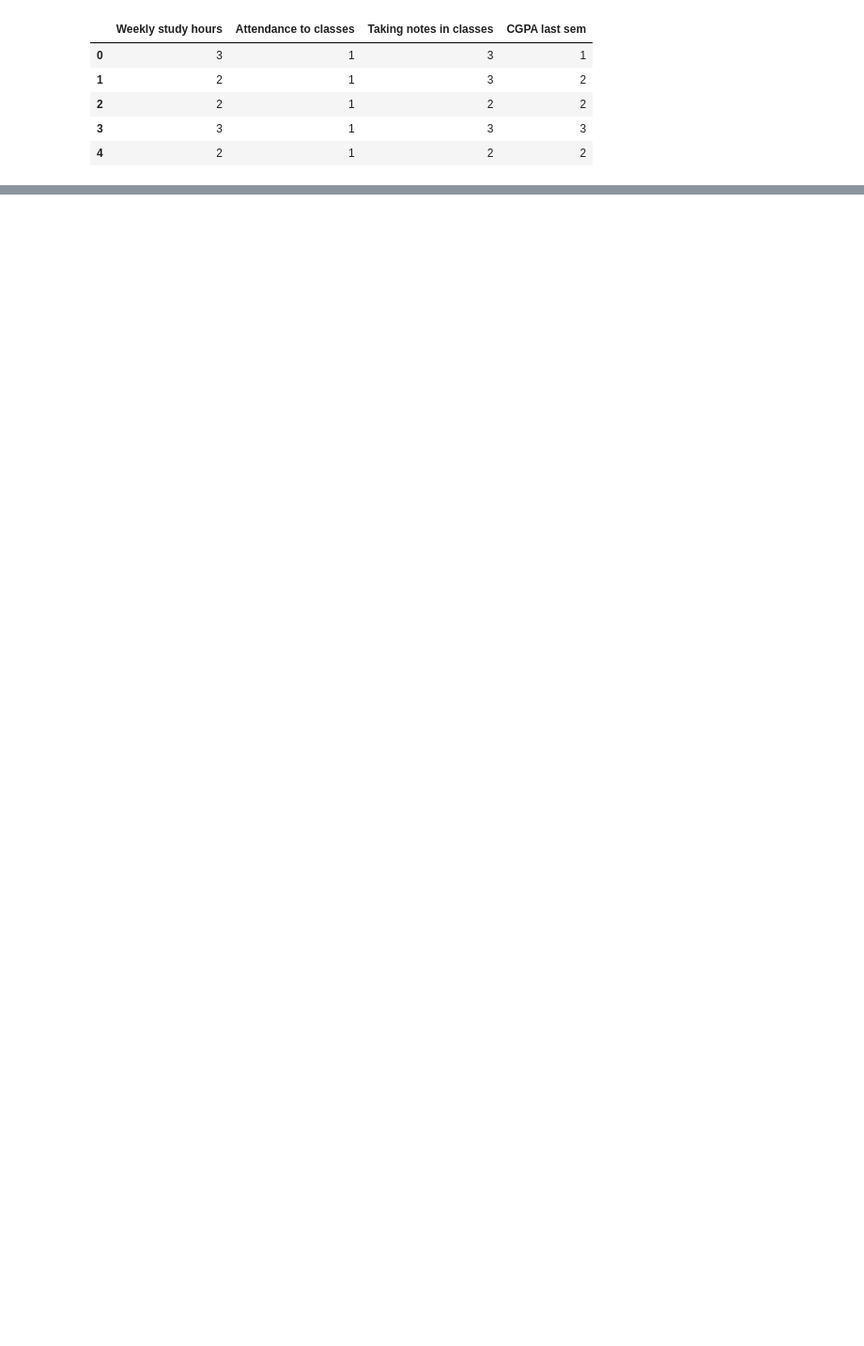
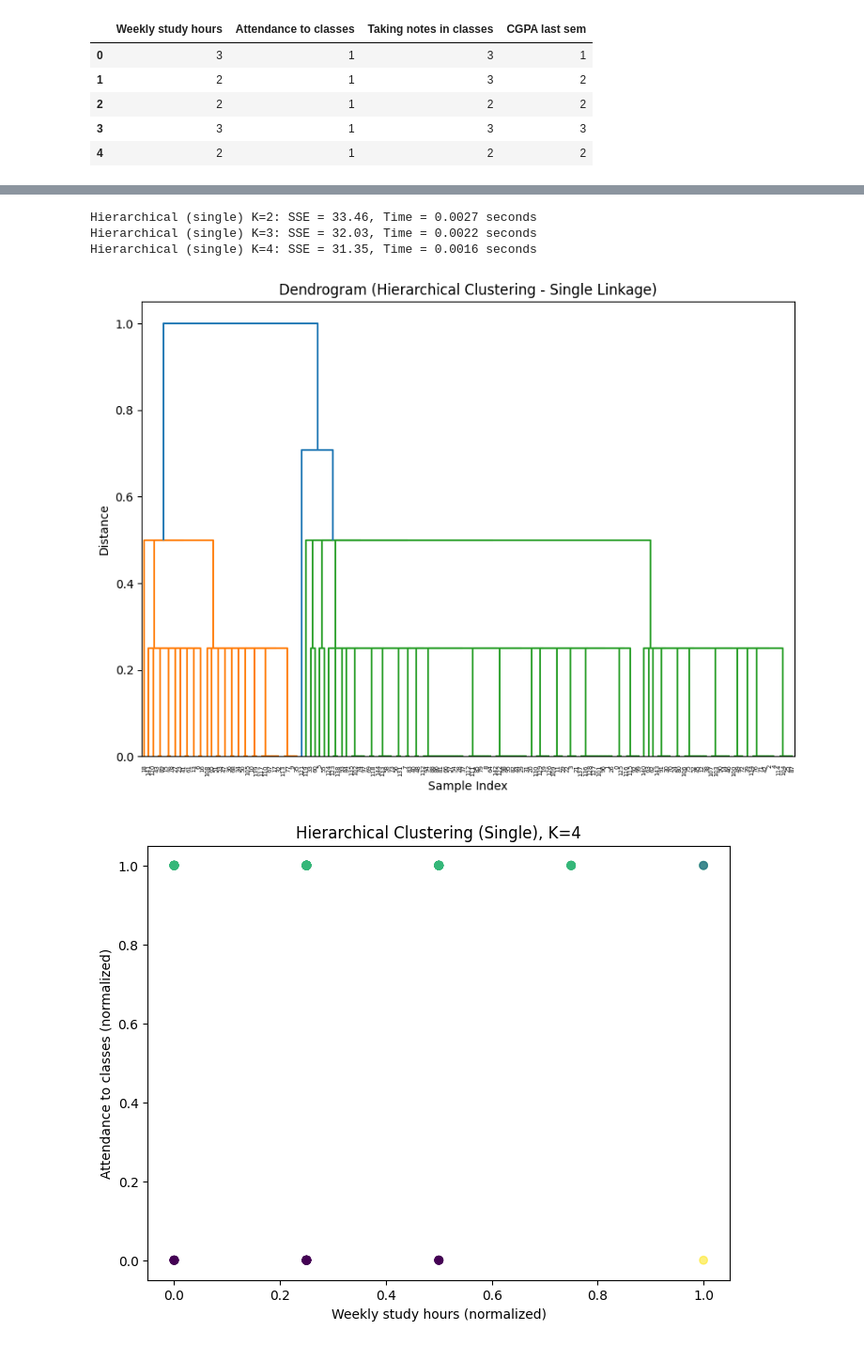
Before and after one commit to UsmanKhalil25/MMD, a Jupyter notebook: q2.ipynb, the cells around one changed output, grey strips where cells are left out. Shown at 94% size. Drawn from its saved outputs; the diff is of its cells as text; code cells hidden in the pictures; blank space fills up the shorter version.

```diff
--- a/q2.ipynb
+++ b/q2.ipynb
@@ -169,0 +157,47 @@ Cluster Labels (K-Means vs. Hierarchical):
+# %%
+def compute_sse(X, labels):
+    sse = 0.0
+    for cluster in np.unique(labels):
+        cluster_points = X[labels == cluster]
+        centroid = np.mean(cluster_points, axis=0)
+        sse += np.sum((cluster_points - centroid) ** 2)
+    return sse
+
+linkage_methods = ['single', 'complete', 'average']
+hierarchical_results = {}
+
+for method in linkage_methods:
+    hierarchical_results[method] = {}
+    for k in range(2, best_k + 1):
+        start = time.time()
+        hc = AgglomerativeClustering(n_clusters=k, linkage=method)
+        labels_hc = hc.fit_predict(X)
+        end = time.time()
+
+        sse_hc = compute_sse(X, labels_hc)
+        hierarchical_results[method][k] = {"labels": labels_hc, "SSE": sse_hc, "time": end - start}
+        print(f"Hierarchical ({method}) K={k}: SSE = {sse_hc:.2f}, Time = {end - start:.4f} seconds")
+
+    # Plot dendrogram for the current linkage method.
+    plt.figure(figsize=(10, 7))
+    Z = sch.linkage(X, method=method)
+    sch.dendrogram(Z)
+    plt.title(f"Dendrogram (Hierarchical Clustering - {method.capitalize()} Linkage)")
+    plt.xlabel("Sample Index")
+    plt.ylabel("Distance")
+    plt.show()
+
+    # Plot scatter plot for best_k using this linkage method.
+    best_labels = hierarchical_results[method][best_k]["labels"]
+    plt.figure(figsize=(8, 6))
+    plt.scatter(df_normalized.iloc[:, 0], df_normalized.iloc[:, 1], c=best_labels, cmap='viridis', alpha=0.6)
+    plt.title(f"Hierarchical Clustering ({method.capitalize()}), K={best_k}")
+    plt.xlabel("Weekly study hours (normalized)")
+    plt.ylabel("Attendance to classes (normalized)")
+    plt.show()
+# %% [output]
+Hierarchical (single) K=2: SSE = 33.46, Time = 0.0027 seconds
+Hierarchical (single) K=3: SSE = 32.03, Time = 0.0022 seconds
+Hierarchical (single) K=4: SSE = 31.35, Time = 0.0016 seconds
+[figure, added]
+[figure, added]
```
Also changed, not shown: parts of 20 cells of this notebook, 2 other files.
